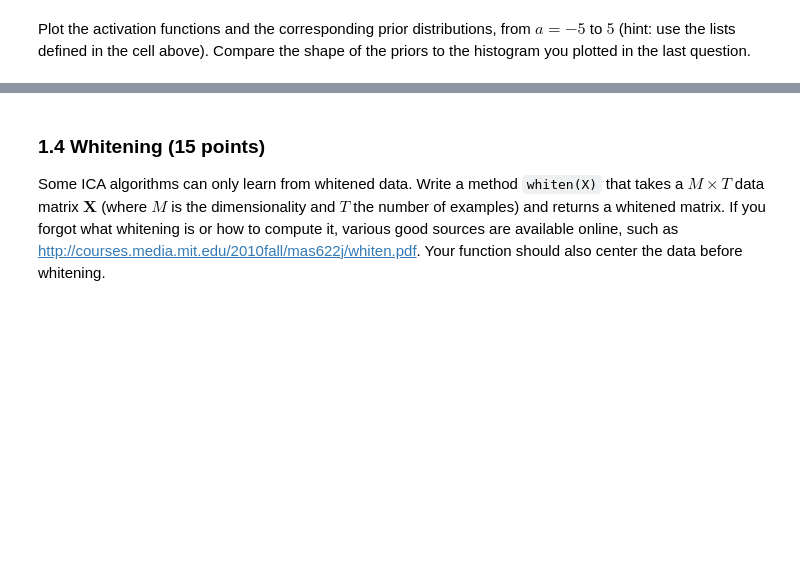
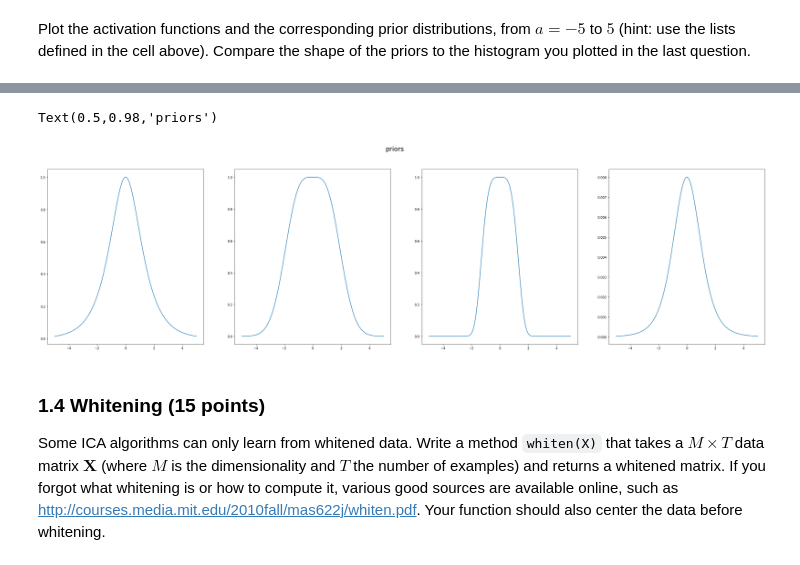
Before and after one commit to JappaB/ML2, a Jupyter notebook: lab1/lab1.ipynb, the cells around one changed output, grey strips where cells are left out. Saved outputs shown, nothing was run; the diff lists cells and outputs as text; code cells hidden in the pictures; blank space fills up the shorter version.

```diff
--- a/lab1/lab1.ipynb
+++ b/lab1/lab1.ipynb
@@ -197,22 +198,19 @@ def phi_1(a):
     return -a + np.tanh(a)
 
 def p_1(a):
-    # YOUR CODE HERE
-    raise NotImplementedError()
+    return (np.cosh(a)/np.exp((a**2)/2))
 # %%
 def phi_2(a):
     return -a**3
 
 def p_2(a):
-    # YOUR CODE HERE
-    raise NotImplementedError()
+    return np.exp(-a**4/4)
 # %%
 def phi_3(a):
     return -6*a / (a**2 + 5)
 
 def p_3(a):
-    # YOUR CODE HERE
-    raise NotImplementedError()
+    return 1/(a**2+5)**3
 # %%
 activation_functions = [phi_0, phi_1, phi_2, phi_3]
 priors = [p_0, p_1, p_2, p_3]
@@ -233,3 +238,12 @@ raise NotImplementedError()
+# %%
+fig, axes = plt.subplots(nrows = 1, ncols=len(priors), figsize = (40,10))
+for i,fn in enumerate(priors):
+    axes[i].plot(a,priors[i](a))
+
+plt.suptitle('priors', fontsize = 20)
+# %% [output]
+Text(0.5,0.98,'priors')
+[figure, added]
 # %% [markdown]
 ### 1.4 Whitening (15 points)
 Some ICA algorithms can only learn from whitened data. Write a method `whiten(X)` that takes a $M \times T$ data matrix $\mathbf{X}$ (where $M$ is the dimensionality and $T$ the number of examples) and returns a whitened matrix. If you forgot what whitening is or how to compute it, various good sources are available online, such as http://courses.media.mit.edu/2010fall/mas622j/whiten.pdf. Your function should also center the data before whitening.
```
Also changed, not shown: parts of 10 cells of this notebook.
